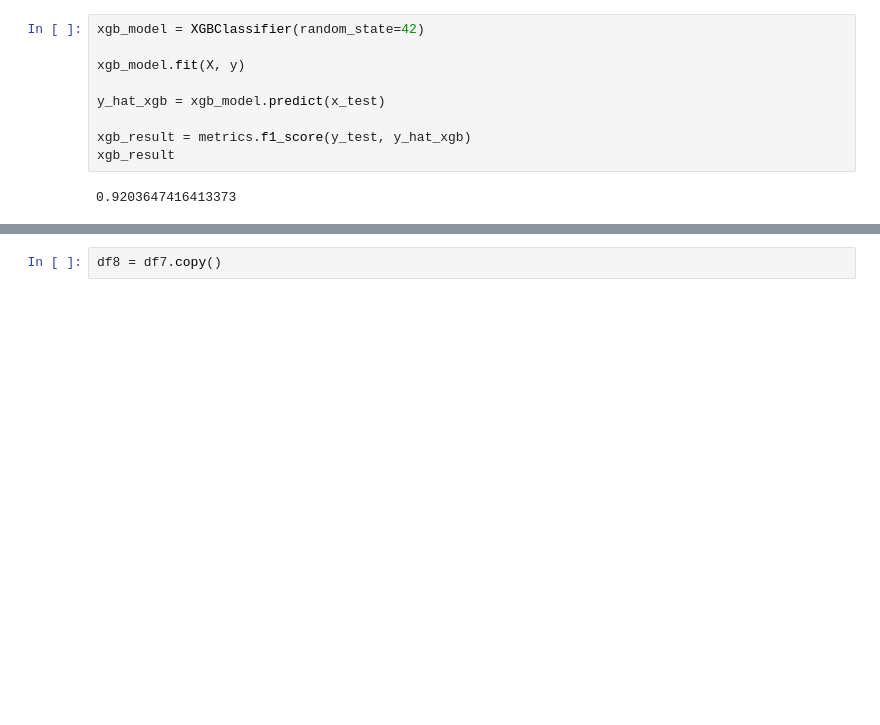
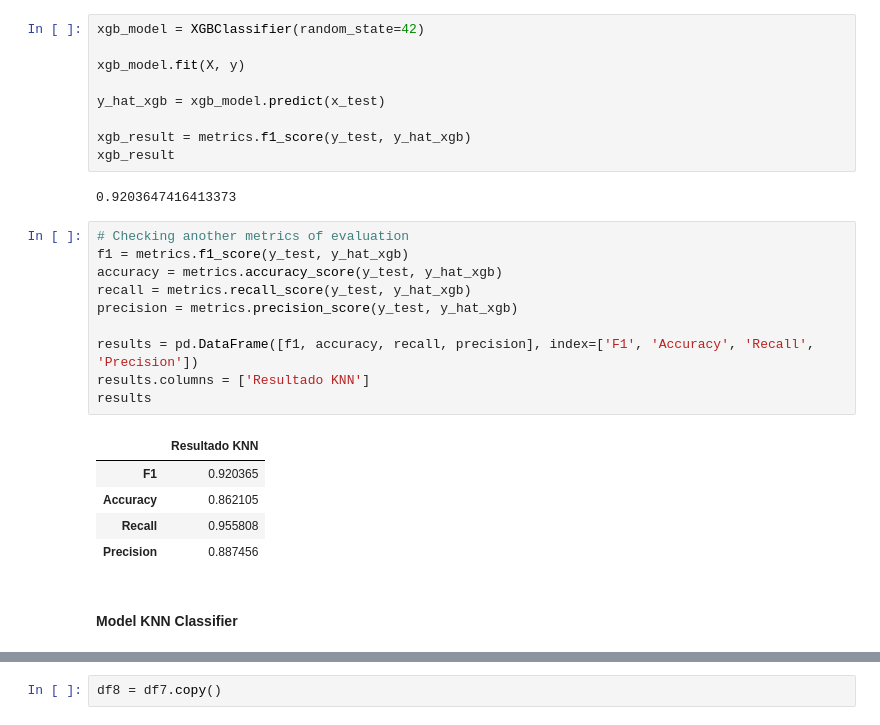
Before and after one commit to RicardoFFdev/hack_days_cds_03, a Jupyter notebook: hack_days_cds_03.ipynb, the cells around one changed output, grey strips where cells are left out. Cells and saved outputs as stored; diff of their text form; blank space fills up the shorter version.

```diff
--- a/hack_days_cds_03.ipynb
+++ b/hack_days_cds_03.ipynb
@@ -370,3 +404,21 @@ xgb_result = metrics.f1_score(y_test, y_hat_xgb)
 xgb_result
 # %% [output]
 0.9203647416413373
+# %%
+# Checking another metrics of evaluation
+f1 = metrics.f1_score(y_test, y_hat_xgb)
+accuracy = metrics.accuracy_score(y_test, y_hat_xgb)
+recall = metrics.recall_score(y_test, y_hat_xgb)
+precision = metrics.precision_score(y_test, y_hat_xgb)
+
+results = pd.DataFrame([f1, accuracy, recall, precision], index=['F1', 'Accuracy', 'Recall', 'Precision'])
+results.columns = ['Resultado KNN']
+results
+# %% [output]
+|  | Resultado KNN |
+| F1 | 0.920365 |
+| Accuracy | 0.862105 |
+| Recall | 0.955808 |
+| Precision | 0.887456 |
+# %% [markdown]
+#### Model KNN Classifier
```
Also changed, not shown: parts of 17 cells of this notebook.
